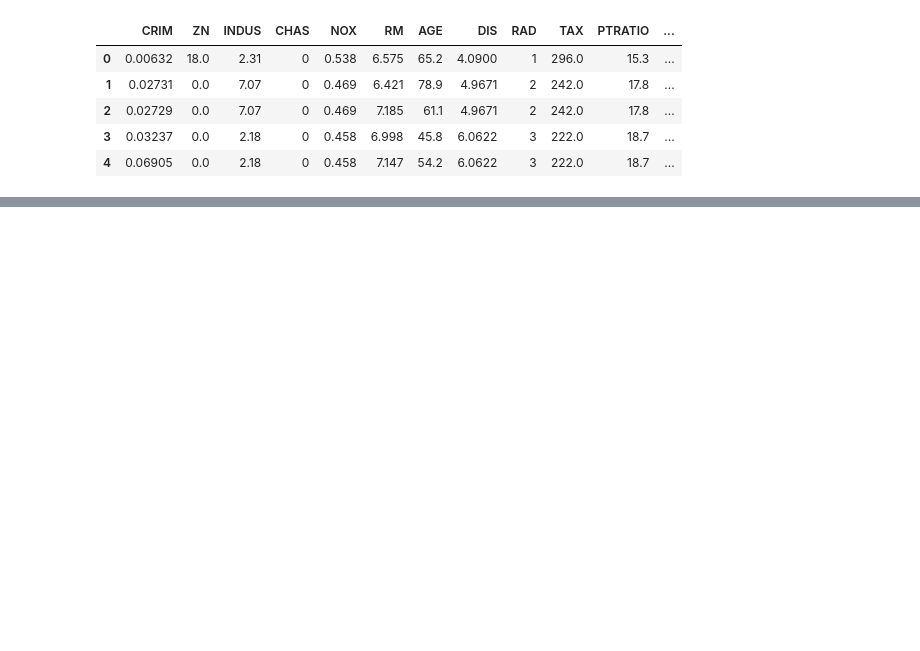
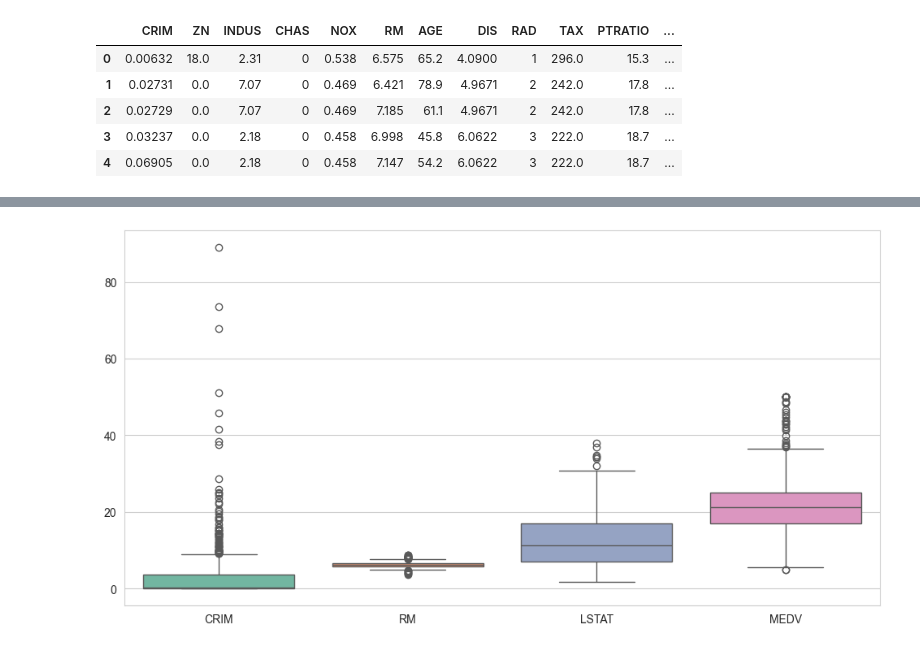
Before and after one commit to magierr65/ML, a Jupyter notebook: prediction.ipynb, the cells around one changed output, grey strips where cells are left out. Drawn from its saved outputs; the diff is of its cells as text; code cells hidden in the pictures; blank space fills up the shorter version.

```diff
--- a/prediction.ipynb
+++ b/prediction.ipynb
@@ -50,0 +79,11 @@ plt.show()
+# %%
+plt.figure(figsize=(12,6))
+
+sns.boxplot(
+    data=dataset[['CRIM','RM','LSTAT','MEDV']],
+    palette='Set2'
+    )
+
+plt.show()
+# %% [output]
+[figure, added]
```
Also changed, not shown: parts of 16 cells of this notebook, 7 other files.
